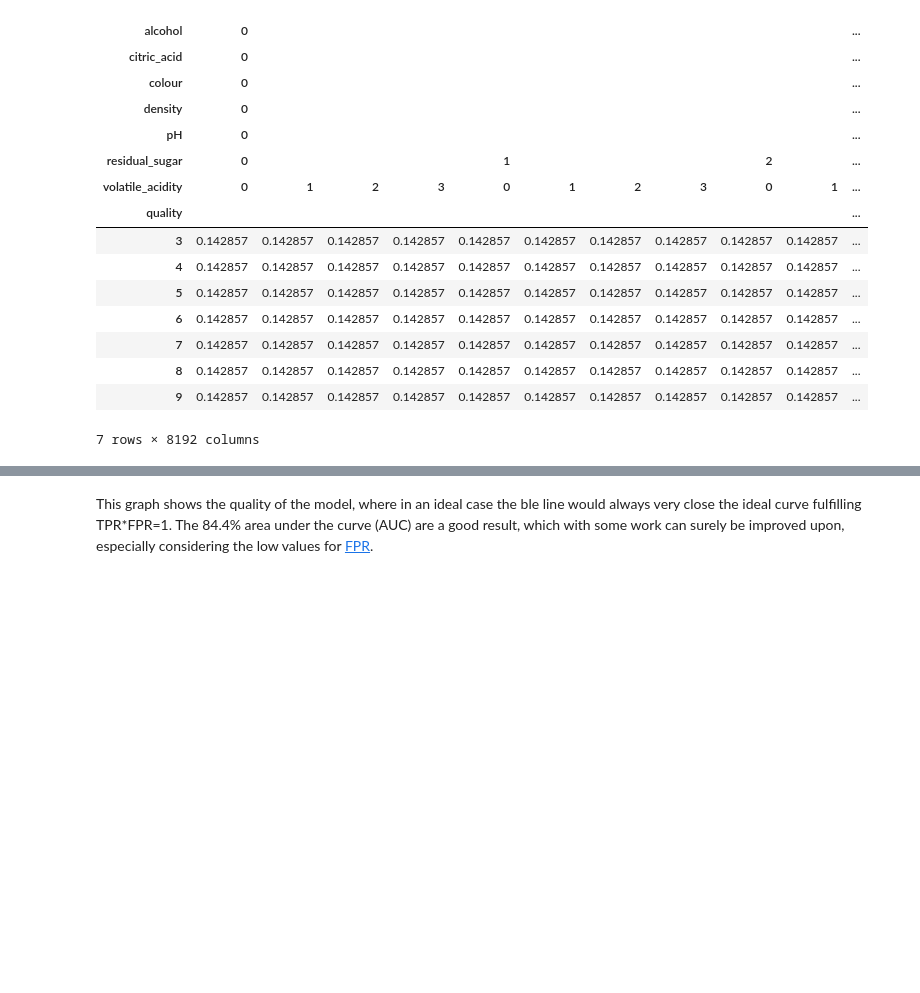
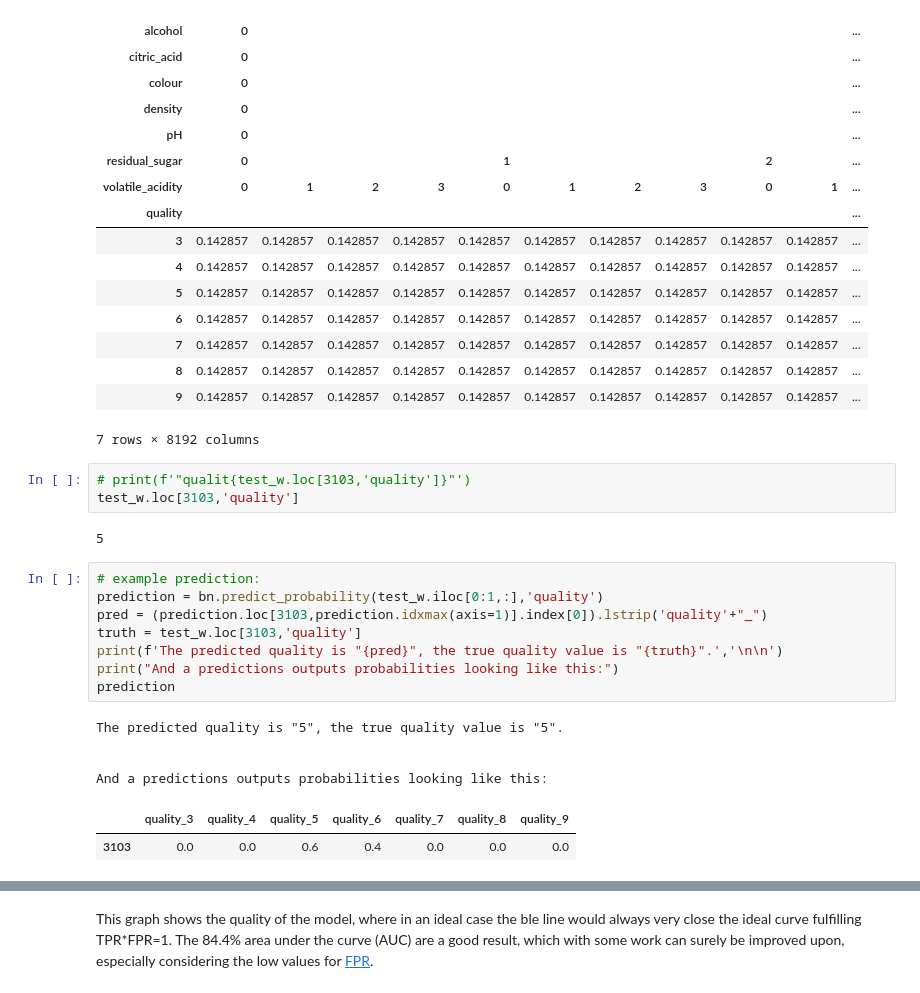
Before and after one commit to 1112114641/BayesianNetwork, a Jupyter notebook: abc.ipynb, the cells around one changed output, grey strips where cells are left out. Drawn from its saved outputs; the diff is of its cells as text; blank space fills up the shorter version.

```diff
--- a/abc.ipynb
+++ b/abc.ipynb
@@ -269,4 +257,24 @@ bn.cpds['quality']
 | 8 | 0.142857 | 0.142857 | 0.142857 | 0.142857 | 0.142857 | 0.142857 | 0.142857 | 0.142857 | 0.142857 | 0.142857 | ... |
 | 9 | 0.142857 | 0.142857 | 0.142857 | 0.142857 | 0.142857 | 0.142857 | 0.142857 | 0.142857 | 0.142857 | 0.142857 | ... |
 7 rows × 8192 columns
+# %%
+# print(f'"qualit{test_w.loc[3103,'quality']}"')
+test_w.loc[3103,'quality']
+# %% [output]
+5
+# %%
+# example prediction:
+prediction = bn.predict_probability(test_w.iloc[0:1,:],'quality')
+pred = (prediction.loc[3103,prediction.idxmax(axis=1)].index[0]).lstrip('quality'+"_")
+truth = test_w.loc[3103,'quality']
+print(f'The predicted quality is "{pred}", the true quality value is "{truth}".','\n\n')
+print("And a predictions outputs probabilities looking like this:")
+prediction
+# %% [output]
+The predicted quality is "5", the true quality value is "5".
+
+
+And a predictions outputs probabilities looking like this:
+|  | quality_3 | quality_4 | quality_5 | quality_6 | quality_7 | quality_8 | quality_9 |
+| 3103 | 0.0 | 0.0 | 0.6 | 0.4 | 0.0 | 0.0 | 0.0 |
 # %%
```
Also changed, not shown: parts of 7 cells of this notebook, 2 other files.
